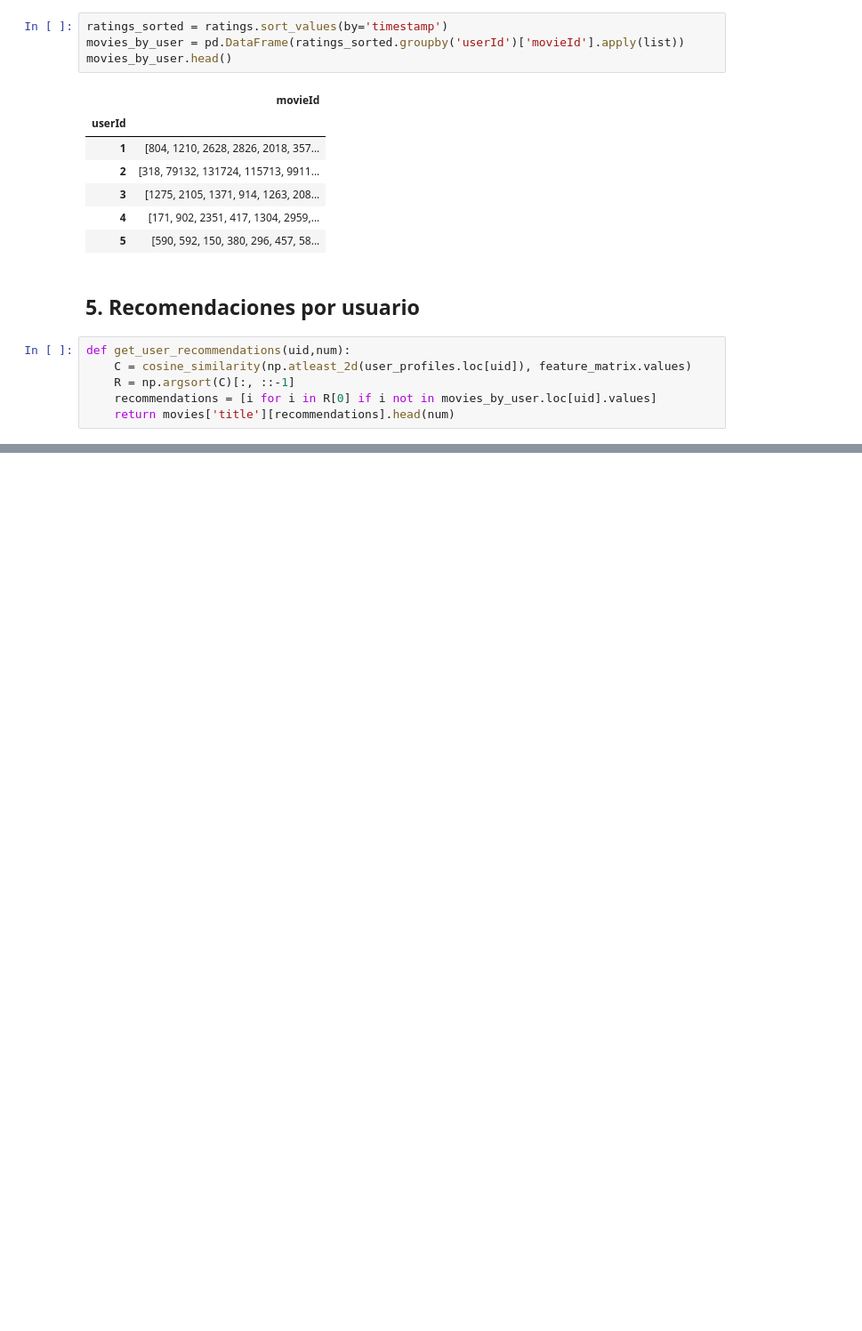
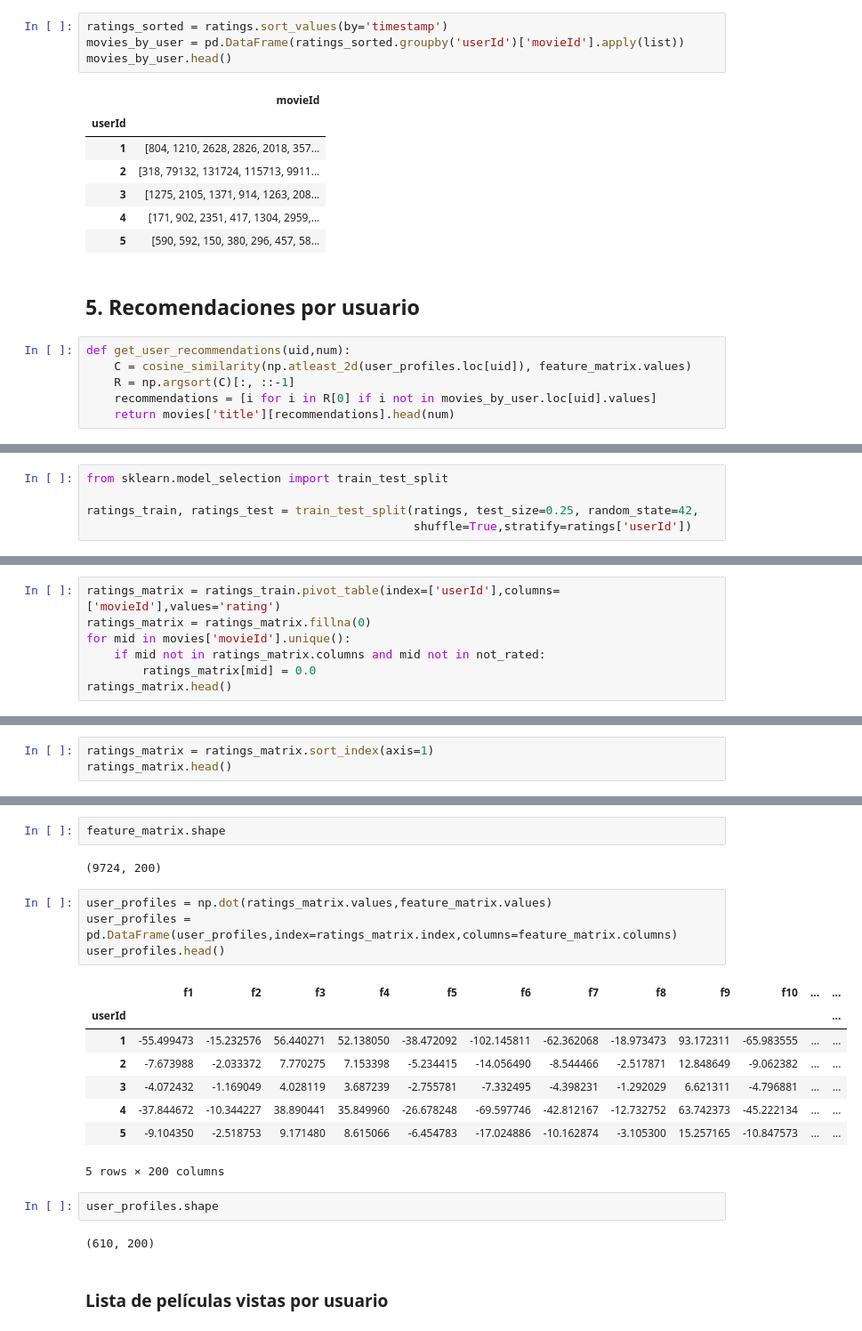
Before and after one commit to javisank/Sistema-Recomendacion-de-Peliculas, a Jupyter notebook: Notebooks/Content Based with user profiles.ipynb, the cells around one changed output, grey strips where cells are left out. Shown: that part at 89% size. Saved outputs shown, nothing was run; the diff lists cells and outputs as text; blank space fills up the shorter version.

```diff
--- a/Notebooks/Content Based with user profiles.ipynb
+++ b/Notebooks/Content Based with user profiles.ipynb
@@ -471,0 +515,5 @@ Name: title, dtype: object
+# %%
+from sklearn.model_selection import train_test_split
+
+ratings_train, ratings_test = train_test_split(ratings, test_size=0.25, random_state=42,
+                                               shuffle=True,stratify=ratings['userId'])
@@ -471,0 +551,7 @@ Name: title, dtype: object
+# %%
+ratings_matrix = ratings_train.pivot_table(index=['userId'],columns=['movieId'],values='rating')
+ratings_matrix = ratings_matrix.fillna(0)
+for mid in movies['movieId'].unique():
+    if mid not in ratings_matrix.columns and mid not in not_rated:
+        ratings_matrix[mid] = 0.0
+ratings_matrix.head()
@@ -471,0 +567,3 @@ Name: title, dtype: object
+# %%
+ratings_matrix = ratings_matrix.sort_index(axis=1)
+ratings_matrix.head()
@@ -471,0 +579,23 @@ Name: title, dtype: object
+# %%
+feature_matrix.shape
+# %% [output]
+(9724, 200)
+# %%
+user_profiles = np.dot(ratings_matrix.values,feature_matrix.values)
+user_profiles = pd.DataFrame(user_profiles,index=ratings_matrix.index,columns=feature_matrix.columns)
+user_profiles.head()
+# %% [output]
+|  | f1 | f2 | f3 | f4 | f5 | f6 | f7 | f8 | f9 | f10 | ... | ... |
+| userId |  |  |  |  |  |  |  |  |  |  |  | ... |
+| 1 | -55.499473 | -15.232576 | 56.440271 | 52.138050 | -38.472092 | -102.145811 | -62.362068 | -18.973473 | 93.172311 | -65.983555 | ... | ... |
+| 2 | -7.673988 | -2.033372 | 7.770275 | 7.153398 | -5.234415 | -14.056490 | -8.544466 | -2.517871 | 12.848649 | -9.062382 | ... | ... |
+| 3 | -4.072432 | -1.169049 | 4.028119 | 3.687239 | -2.755781 | -7.332495 | -4.398231 | -1.292029 | 6.621311 | -4.796881 | ... | ... |
+| 4 | -37.844672 | -10.344227 | 38.890441 | 35.849960 | -26.678248 | -69.597746 | -42.812167 | -12.732752 | 63.742373 | -45.222134 | ... | ... |
+| 5 | -9.104350 | -2.518753 | 9.171480 | 8.615066 | -6.454783 | -17.024886 | -10.162874 | -3.105300 | 15.257165 | -10.847573 | ... | ... |
+5 rows × 200 columns
+# %%
+user_profiles.shape
+# %% [output]
+(610, 200)
+# %% [markdown]
+### Lista de películas vistas por usuario
```
Also changed, not shown: parts of 42 cells of this notebook, 7 other files.
